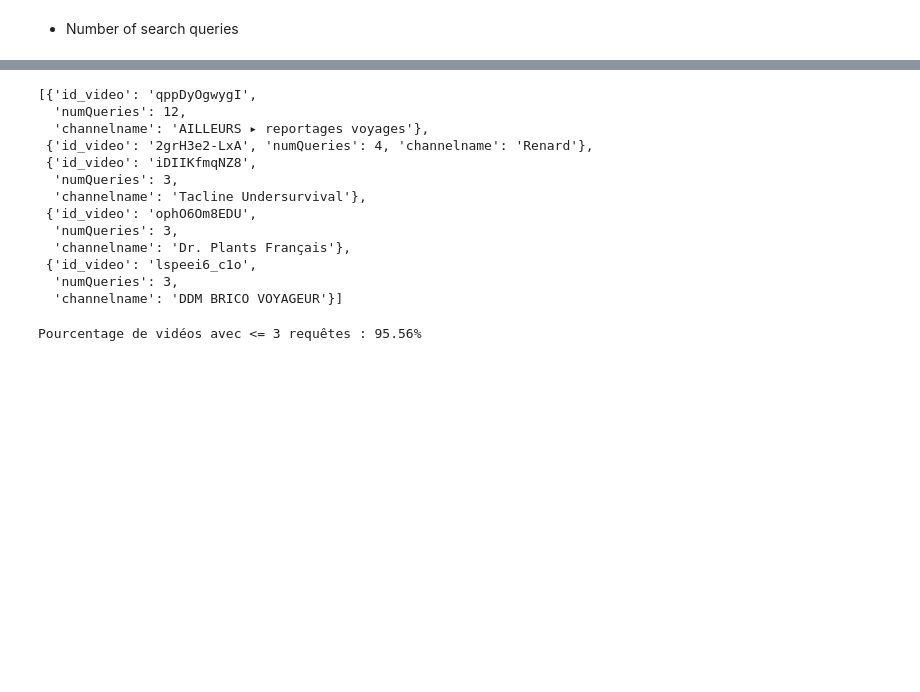
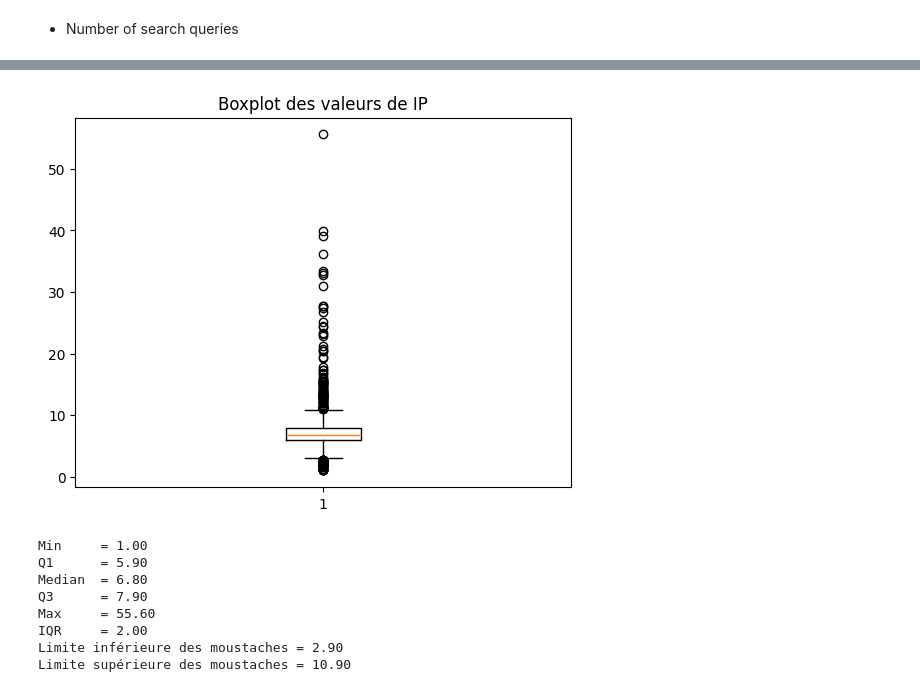
Before and after one commit to ITSAIDI/STAY_DEV, a Jupyter notebook: filtering/scripts/main2.ipynb, the cells around one changed output, grey strips where cells are left out. Drawn from its saved outputs; the diff is of its cells as text; code cells hidden in the pictures; blank space fills up the shorter version.

```diff
--- a/filtering/scripts/main2.ipynb
+++ b/filtering/scripts/main2.ipynb
@@ -596,0 +639,20 @@ for video in videosF2:
+# %%
+def calculateIP(alpha,beta):
+    echantillonIP = []
+
+    for eval in llmEvaluations:
+        nbrQueries = getnbrQueries(eval['id_video'])
+        llmScore = eval['score']
+        ip = llmScore*alpha + nbrQueries*beta
+        echantillonIP.append(
+            {
+                'id_video':eval['id_video'],
+                'llmScore':eval['score'],
+                'nbrQueries':nbrQueries,
+                'IP':ip
+            }
+        )
+    return echantillonIP
+# %%
+echantillonIP = calculateIP(0.7,0.3)
+saveJson("../jsons/echantillonIP.json",echantillonIP)
@@ -604,22 +665,37 @@ queriesCounterNon = sorted(queriesCounterNon, key=lambda x: x['numQueries'], rev
-# %%
-queriesCounter[:5]
-# %% [output]
-[{'id_video': 'qppDyOgwygI',
-  'numQueries': 12,
-  'channelname': 'AILLEURS ▸ reportages voyages'},
- {'id_video': '2grH3e2-LxA', 'numQueries': 4, 'channelname': 'Renard'},
- {'id_video': 'iDIIKfmqNZ8',
-  'numQueries': 3,
-  'channelname': 'Tacline Undersurvival'},
- {'id_video': 'ophO6Om8EDU',
-  'numQueries': 3,
-  'channelname': 'Dr. Plants Français'},
- {'id_video': 'lspeei6_c1o',
-  'numQueries': 3,
-  'channelname': 'DDM BRICO VOYAGEUR'}]
-# %%
-videos_less_than_3_queries = [video for video in queriesCounterNon if video['numQueries'] <= 3]
-percentage = (len(videos_less_than_3_queries) / len(queriesCounterNon)) * 100
-print(f"Pourcentage de vidéos avec <= 3 requêtes : {percentage:.2f}%")
-# %% [output]
-Pourcentage de vidéos avec <= 3 requêtes : 95.56%
+# %%
+import numpy as np
+
+ip_values = [item['IP'] for item in echantillonIP]
+
+plt.boxplot(ip_values, vert=True)
+plt.title('Boxplot des valeurs de IP')
+plt.show()
+
+min_val = np.min(ip_values)
+q1 = np.percentile(ip_values, 25)
+median = np.median(ip_values)
+q3 = np.percentile(ip_values, 75)
+max_val = np.max(ip_values)
+
+iqr = q3 - q1
+lower_limit = q1 - 1.5 * iqr
+upper_limit = q3 + 1.5 * iqr
+
+print(f'Min     = {min_val:.2f}')
+print(f'Q1      = {q1:.2f}')
+print(f'Median  = {median:.2f}')
+print(f'Q3      = {q3:.2f}')
+print(f'Max     = {max_val:.2f}')
+print(f'IQR     = {iqr:.2f}')
+print(f'Limite inférieure des moustaches = {lower_limit:.2f}')
+print(f'Limite supérieure des moustaches = {upper_limit:.2f}')
+# %% [output]
+[figure, added]
+Min     = 1.00
+Q1      = 5.90
+Median  = 6.80
+Q3      = 7.90
+Max     = 55.60
+IQR     = 2.00
+Limite inférieure des moustaches = 2.90
+Limite supérieure des moustaches = 10.90
```
Also changed, not shown: parts of 12 cells of this notebook, 2 other files.
